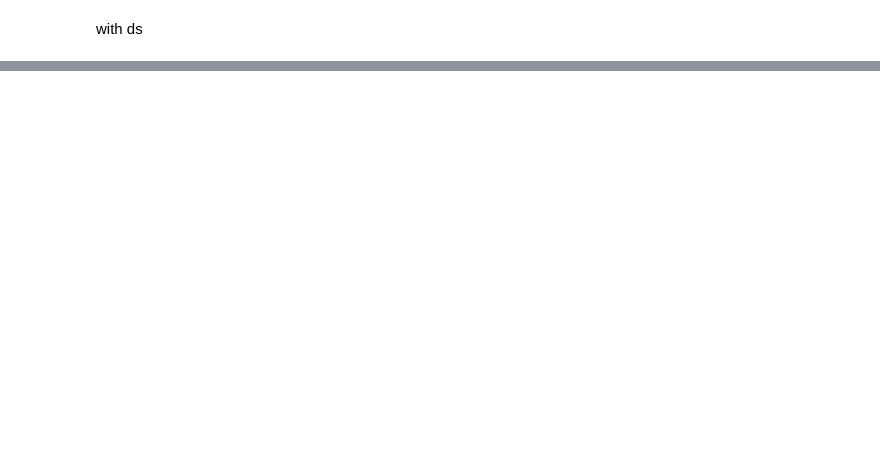
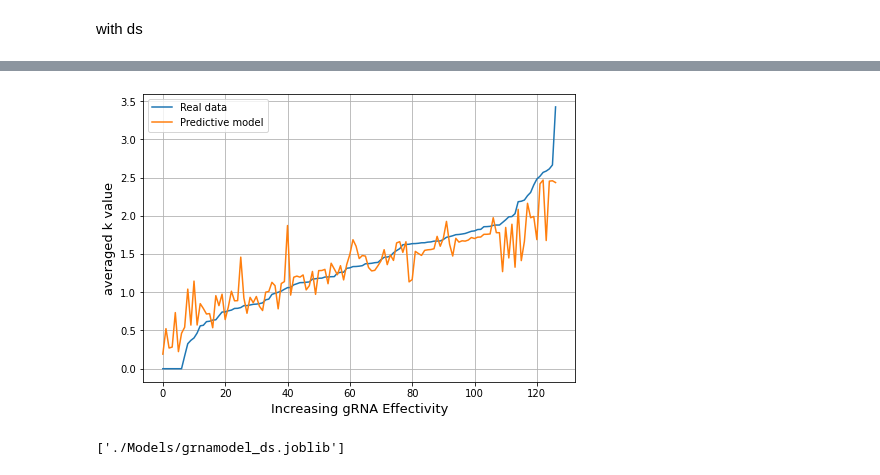
Before and after one commit to brendanhuo/IIB_project, a Jupyter notebook: Project.ipynb, the cells around one changed output, grey strips where cells are left out. Cells and saved outputs as stored; diff of their text form; code cells hidden in the pictures; blank space fills up the shorter version.

```diff
--- a/Project.ipynb
+++ b/Project.ipynb
@@ -1648,0 +1686,20 @@ plt.show()
+# %%
+from scipy.signal import savgol_filter
+
+fig = plt.figure(1)
+ax = fig.add_axes([0,0,1,1])
+x = np.arange(len(averaged_kvalues_ds_sig[:-1]))
+ax.plot(x, pred_df.kvalues, label = 'Real data')
+
+ax.plot(x, pred_df.predkvalues, label = 'Predictive model')
+# plt.title('Comparison of ss and ds k values (using logistic)')
+plt.xlabel('Increasing gRNA Effectivity', fontsize=13);plt.ylabel('averaged k value', fontsize=13);plt.grid()
+plt.legend()
+plt.show()
+# %% [output]
+[figure, added]
+# %%
+from joblib import dump, load
+dump(clf, './Models/grnamodel_ds.joblib')
+# %% [output]
+['./Models/grnamodel_ds.joblib']
```
Also changed, not shown: parts of 21 cells of this notebook, 6 other files.
